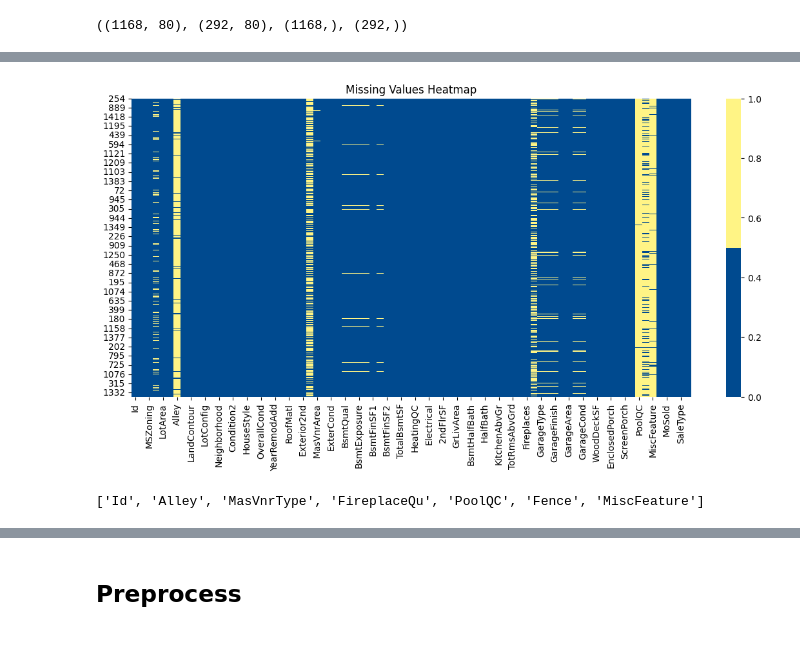
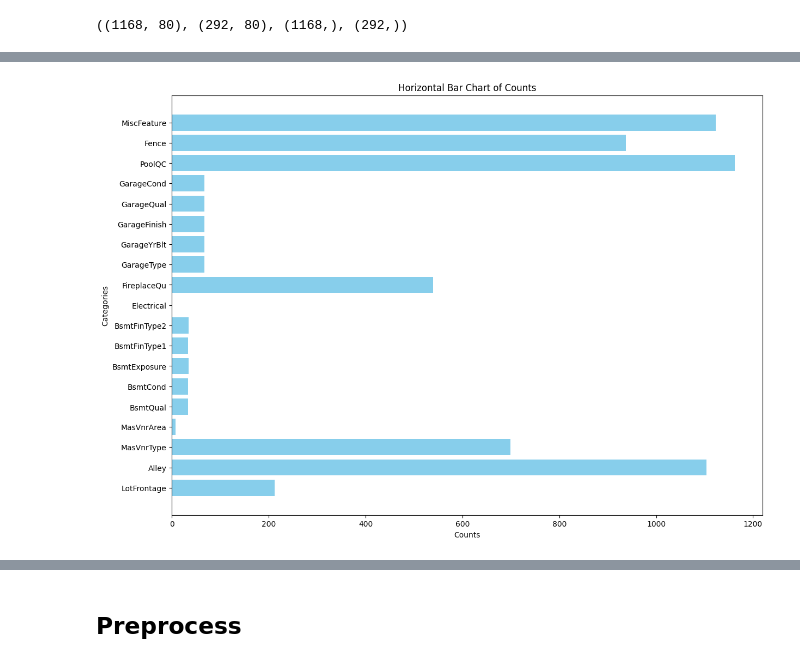
Before and after one commit to nmach22/house-prices-ml, a Jupyter notebook: house-prices.ipynb, the cells around one changed output, grey strips where cells are left out. Cells and saved outputs as stored; diff of their text form; code cells hidden in the pictures.

```diff
--- a/house-prices.ipynb
+++ b/house-prices.ipynb
@@ -103,0 +118,7 @@ dtype: int64
+# %%
+# print column which contains nans:
+columns_with_nulls = {}
+for column_name, count in X_train.isna().sum(axis=0).items():
+    if count > 0:
+        print(f'{column_name}: {count} - {X_train[column_name].dtype}')
+        columns_with_nulls[column_name] = count
@@ -104,17 +145,25 @@ dtype: int64
 # %%
 cat_cols = [col for col in X_train.columns if X_train[col].dtype == 'object']
 num_cols = [col for col in X_train.columns if X_train[col].dtype != 'object']
-# %%
-import seaborn as sns
-import matplotlib.pyplot as plt
-# vizulize what's missing
-plt.figure(figsize=(14, 6))
-
-colors = ['#004a8f', '#FFF485']
-sns.heatmap(X_train.isna(), cmap=sns.color_palette(colors))
-
-plt.title("Missing Values Heatmap")
-plt.show()
-# %% [output]
-[figure, removed]
+# %%
+import matplotlib.pyplot as plt
+
+data = columns_with_nulls
+# Extract keys (categories) and values (counts)
+categories = list(data.keys())
+counts = list(data.values())
+
+# Plot the horizontal bar chart
+plt.figure(figsize=(14, 10))
+plt.barh(categories, counts, color='skyblue')
+
+# Labels and title
+plt.xlabel('Counts')
+plt.ylabel('Categories')
+plt.title('Horizontal Bar Chart of Counts')
+
+# Show the plot
+plt.show()
+# %% [output]
+[figure, added]
 # %%
@@ -123,4 +171,0 @@ del_cols += [col for col in X_train.columns if X_train[col].isna().sum() > 500]
-# %%
-del_cols
-# %% [output]
-['Id', 'Alley', 'MasVnrType', 'FireplaceQu', 'PoolQC', 'Fence', 'MiscFeature']
```
Also changed, not shown: parts of 53 cells of this notebook.
